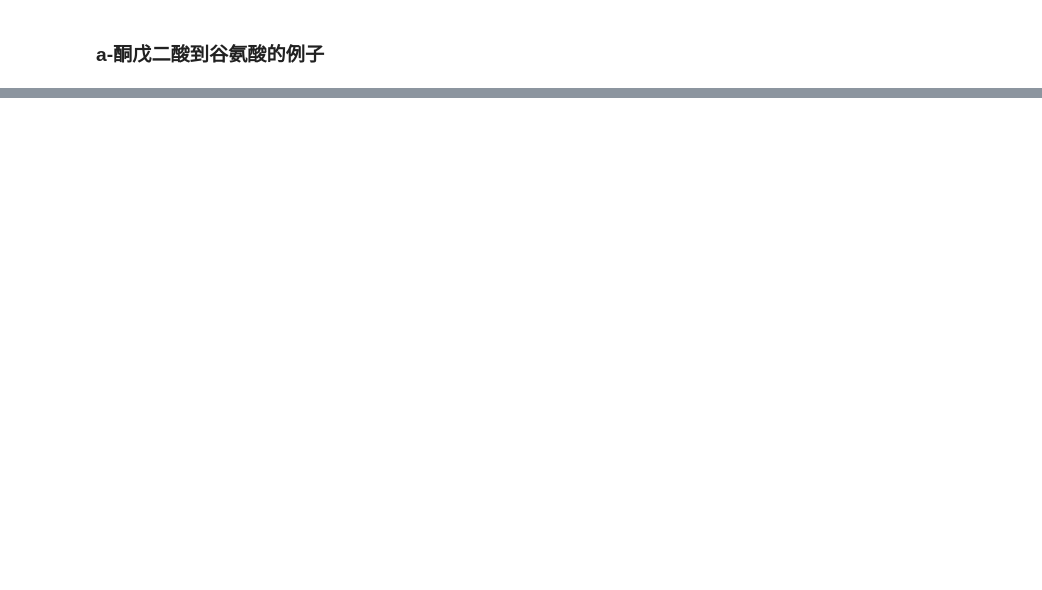
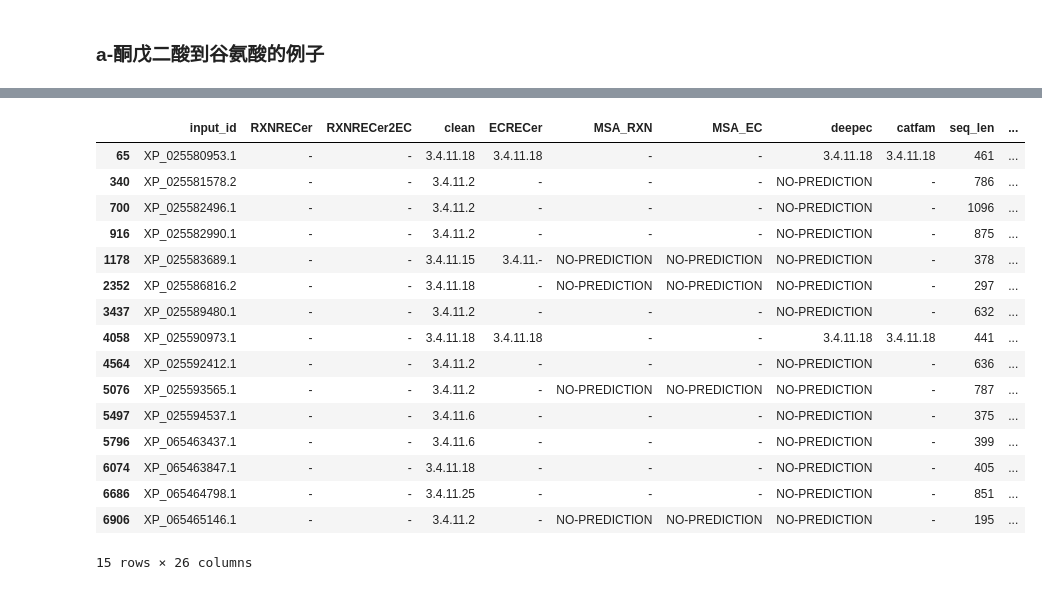
Before and after one commit to kingstdio/RXNRECer, a Jupyter notebook: case/fusarium_venenatum/fusarium.ipynb, the cells around one changed output, grey strips where cells are left out. Drawn from its saved outputs; the diff is of its cells as text; code cells hidden in the pictures; blank space fills up the shorter version.

Commit message:
0407update0case

```diff
--- a/case/fusarium_venenatum/fusarium.ipynb
+++ b/case/fusarium_venenatum/fusarium.ipynb
@@ -349,0 +315,6 @@ res[res.clean!='-']
+# %%
+res['rxnrecer_clean']=res.apply(lambda x: set(x.RXNRECer2EC.split(cfg.SPLITER)) == set(x.clean.split(cfg.SPLITER)), axis=1)
+res['rxnrecer_ecrecer']=res.apply(lambda x: set(x.RXNRECer2EC.split(cfg.SPLITER)) == set(x.ECRECer.split(cfg.SPLITER)), axis=1)
+res['rxnrecer_msa']=res.apply(lambda x: set(x.RXNRECer2EC.split(cfg.SPLITER)) == set(x.MSA_EC.split(cfg.SPLITER)), axis=1)
+res['rxnrecer_deepec']=res.apply(lambda x: set(x.RXNRECer2EC.split(cfg.SPLITER)) == set(x.deepec.split(cfg.SPLITER)), axis=1)
+res['rxnrecer_catfam']=res.apply(lambda x: set(x.RXNRECer2EC.split(cfg.SPLITER)) == set(x.catfam.split(cfg.SPLITER)), axis=1)
@@ -349,0 +389,22 @@ res[res.clean!='-']
+# %%
+# 3-digit 版本比较
+res['rxnrecer_clean_3digit'] = res.apply(
+    lambda x: set(x.RXNRECer2EC_3digit.split(cfg.SPLITER)) == set(x.clean_3digit.split(cfg.SPLITER)),
+    axis=1
+)
+res['rxnrecer_ecrecer_3digit'] = res.apply(
+    lambda x: set(x.RXNRECer2EC_3digit.split(cfg.SPLITER)) == set(x.ECRECer_3digit.split(cfg.SPLITER)),
+    axis=1
+)
+res['rxnrecer_msa_3digit'] = res.apply(
+    lambda x: set(x.RXNRECer2EC_3digit.split(cfg.SPLITER)) == set(x.MSA_EC_3digit.split(cfg.SPLITER)),
+    axis=1
+)
+res['rxnrecer_deepec_3digit'] = res.apply(
+    lambda x: set(x.RXNRECer2EC_3digit.split(cfg.SPLITER)) == set(x.deepec_3digit.split(cfg.SPLITER)),
+    axis=1
+)
+res['rxnrecer_catfam_3digit'] = res.apply(
+    lambda x: set(x.RXNRECer2EC_3digit.split(cfg.SPLITER)) == set(x.catfam_3digit.split(cfg.SPLITER)),
+    axis=1
+)
@@ -349,0 +415,3 @@ res[res.clean!='-']
+# %%
+case_clean_wrong = res[(res.rxnrecer_clean_3digit==False) & (res.RXNRECer=='-')].copy().reset_index(drop=True)
+case_clean_wrong
@@ -349,0 +450,20 @@ res[res.clean!='-']
+# %%
+case_clean_wrong[case_clean_wrong.clean_3digit=='3.4.11']
+# %% [output]
+|  | input_id | RXNRECer | RXNRECer2EC | clean | ECRECer | MSA_RXN | MSA_EC | deepec | catfam | seq_len | ... |
+| 65 | XP_025580953.1 | - | - | 3.4.11.18 | 3.4.11.18 | - | - | 3.4.11.18 | 3.4.11.18 | 461 | ... |
+| 340 | XP_025581578.2 | - | - | 3.4.11.2 | - | - | - | NO-PREDICTION | - | 786 | ... |
+| 700 | XP_025582496.1 | - | - | 3.4.11.2 | - | - | - | NO-PREDICTION | - | 1096 | ... |
+| 916 | XP_025582990.1 | - | - | 3.4.11.2 | - | - | - | NO-PREDICTION | - | 875 | ... |
+| 1178 | XP_025583689.1 | - | - | 3.4.11.15 | 3.4.11.- | NO-PREDICTION | NO-PREDICTION | NO-PREDICTION | - | 378 | ... |
+| 2352 | XP_025586816.2 | - | - | 3.4.11.18 | - | NO-PREDICTION | NO-PREDICTION | NO-PREDICTION | - | 297 | ... |
+| 3437 | XP_025589480.1 | - | - | 3.4.11.2 | - | - | - | NO-PREDICTION | - | 632 | ... |
+| 4058 | XP_025590973.1 | - | - | 3.4.11.18 | 3.4.11.18 | - | - | 3.4.11.18 | 3.4.11.18 | 441 | ... |
+| 4564 | XP_025592412.1 | - | - | 3.4.11.2 | - | - | - | NO-PREDICTION | - | 636 | ... |
+| 5076 | XP_025593565.1 | - | - | 3.4.11.2 | - | NO-PREDICTION | NO-PREDICTION | NO-PREDICTION | - | 787 | ... |
+| 5497 | XP_025594537.1 | - | - | 3.4.11.6 | - | - | - | NO-PREDICTION | - | 375 | ... |
+| 5796 | XP_065463437.1 | - | - | 3.4.11.6 | - | - | - | NO-PREDICTION | - | 399 | ... |
+| 6074 | XP_065463847.1 | - | - | 3.4.11.18 | - | - | - | NO-PREDICTION | - | 405 | ... |
+| 6686 | XP_065464798.1 | - | - | 3.4.11.25 | - | - | - | NO-PREDICTION | - | 851 | ... |
+| 6906 | XP_065465146.1 | - | - | 3.4.11.2 | - | NO-PREDICTION | NO-PREDICTION | NO-PREDICTION | - | 195 | ... |
+15 rows × 26 columns
```
Also changed, not shown: parts of 36 cells of this notebook, 12 other files.
